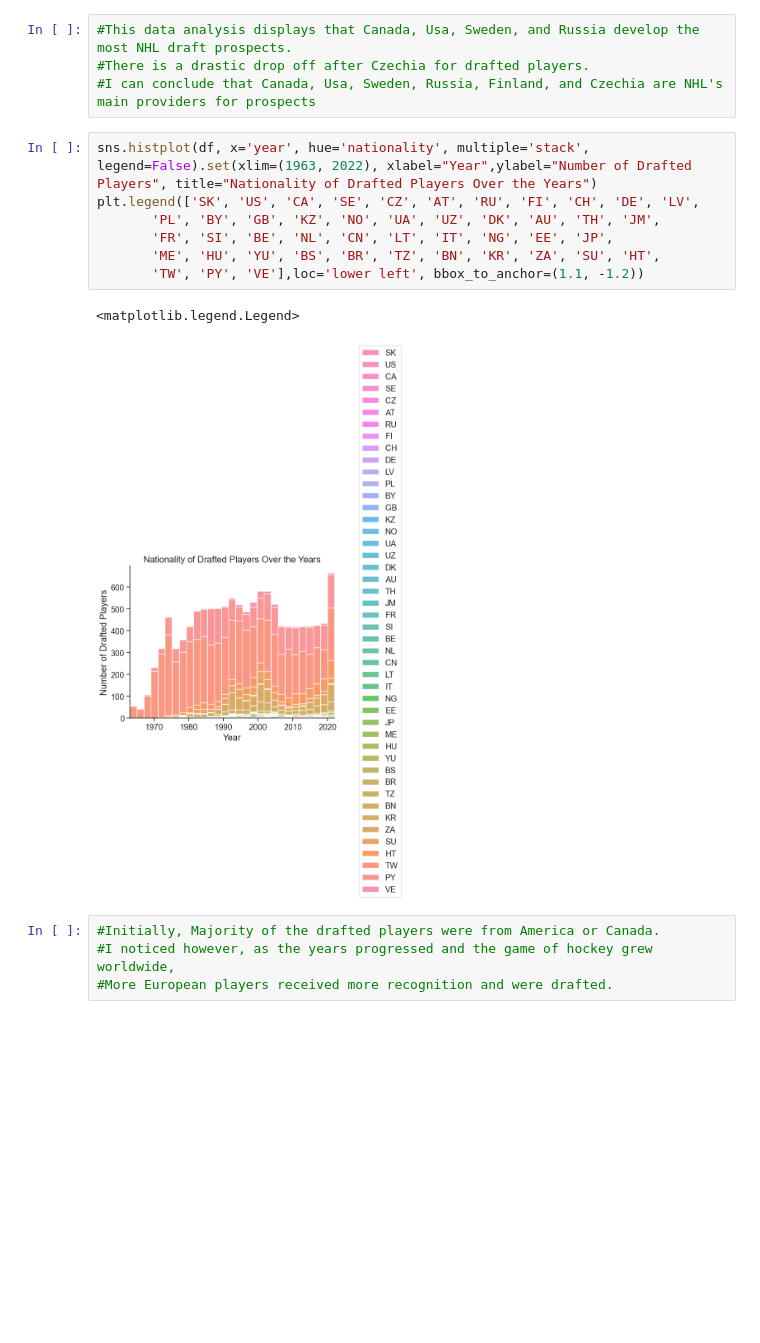
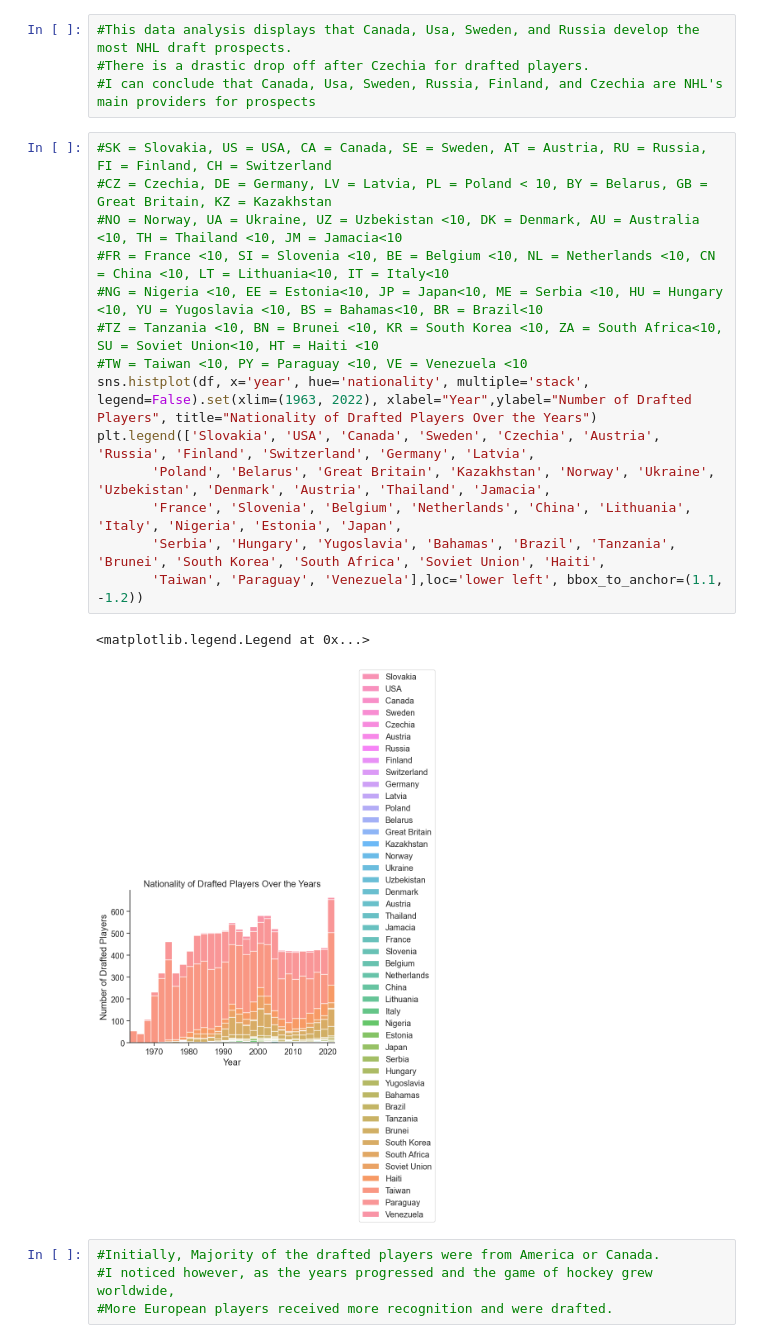
Before and after one commit to ubco-W2022T2-data301/project-group-group31, a Jupyter notebook: analysis/analysis2.ipynb, the cells around one changed output. Saved outputs shown, nothing was run; the diff lists cells and outputs as text; blank space fills up the shorter version.

```diff
--- a/analysis/analysis2.ipynb
+++ b/analysis/analysis2.ipynb
@@ -82,16 +78,23 @@ sns.countplot(y='nationality', data = df, order=['CA', 'US', 'SE', 'RU', 'FI', '
 #This data analysis displays that Canada, Usa, Sweden, and Russia develop the most NHL draft prospects.
 #There is a drastic drop off after Czechia for drafted players.
 #I can conclude that Canada, Usa, Sweden, Russia, Finland, and Czechia are NHL's main providers for prospects
-# %%
-sns.histplot(df, x='year', hue='nationality', multiple='stack', legend=False).set(xlim=(1963, 2022), xlabel="Year",ylabel="Number of Drafted Players", title="Nationality of Drafted Players Over the Years")
-plt.legend(['SK', 'US', 'CA', 'SE', 'CZ', 'AT', 'RU', 'FI', 'CH', 'DE', 'LV',
-       'PL', 'BY', 'GB', 'KZ', 'NO', 'UA', 'UZ', 'DK', 'AU', 'TH', 'JM',
-       'FR', 'SI', 'BE', 'NL', 'CN', 'LT', 'IT', 'NG', 'EE', 'JP',
-       'ME', 'HU', 'YU', 'BS', 'BR', 'TZ', 'BN', 'KR', 'ZA', 'SU', 'HT',
-       'TW', 'PY', 'VE'],loc='lower left', bbox_to_anchor=(1.1, -1.2))
-# %% [output]
-<matplotlib.legend.Legend>
-[figure, removed]
+# %%
+#SK = Slovakia, US = USA, CA = Canada, SE = Sweden, AT = Austria, RU = Russia, FI = Finland, CH = Switzerland
+#CZ = Czechia, DE = Germany, LV = Latvia, PL = Poland < 10, BY = Belarus, GB = Great Britain, KZ = Kazakhstan
+#NO = Norway, UA = Ukraine, UZ = Uzbekistan <10, DK = Denmark, AU = Australia <10, TH = Thailand <10, JM = Jamacia<10
+#FR = France <10, SI = Slovenia <10, BE = Belgium <10, NL = Netherlands <10, CN = China <10, LT = Lithuania<10, IT = Italy<10
+#NG = Nigeria <10, EE = Estonia<10, JP = Japan<10, ME = Serbia <10, HU = Hungary <10, YU = Yugoslavia <10, BS = Bahamas<10, BR = Brazil<10
+#TZ = Tanzania <10, BN = Brunei <10, KR = South Korea <10, ZA = South Africa<10, SU = Soviet Union<10, HT = Haiti <10
+#TW = Taiwan <10, PY = Paraguay <10, VE = Venezuela <10
+sns.histplot(df, x='year', hue='nationality', multiple='stack', legend=False).set(xlim=(1963, 2022), xlabel="Year",ylabel="Number of Drafted Players", title="Nationality of Drafted Players Over the Years")
+plt.legend(['Slovakia', 'USA', 'Canada', 'Sweden', 'Czechia', 'Austria', 'Russia', 'Finland', 'Switzerland', 'Germany', 'Latvia',
+       'Poland', 'Belarus', 'Great Britain', 'Kazakhstan', 'Norway', 'Ukraine', 'Uzbekistan', 'Denmark', 'Austria', 'Thailand', 'Jamacia',
+       'France', 'Slovenia', 'Belgium', 'Netherlands', 'China', 'Lithuania', 'Italy', 'Nigeria', 'Estonia', 'Japan',
+       'Serbia', 'Hungary', 'Yugoslavia', 'Bahamas', 'Brazil', 'Tanzania', 'Brunei', 'South Korea', 'South Africa', 'Soviet Union', 'Haiti',
+       'Taiwan', 'Paraguay', 'Venezuela'],loc='lower left', bbox_to_anchor=(1.1, -1.2))
+# %% [output]
+<matplotlib.legend.Legend at 0x...>
+[figure, added]
 # %%
 #Initially, Majority of the drafted players were from America or Canada.
 #I noticed however, as the years progressed and the game of hockey grew worldwide,
```
Also changed, not shown: parts of 2 cells of this notebook.
